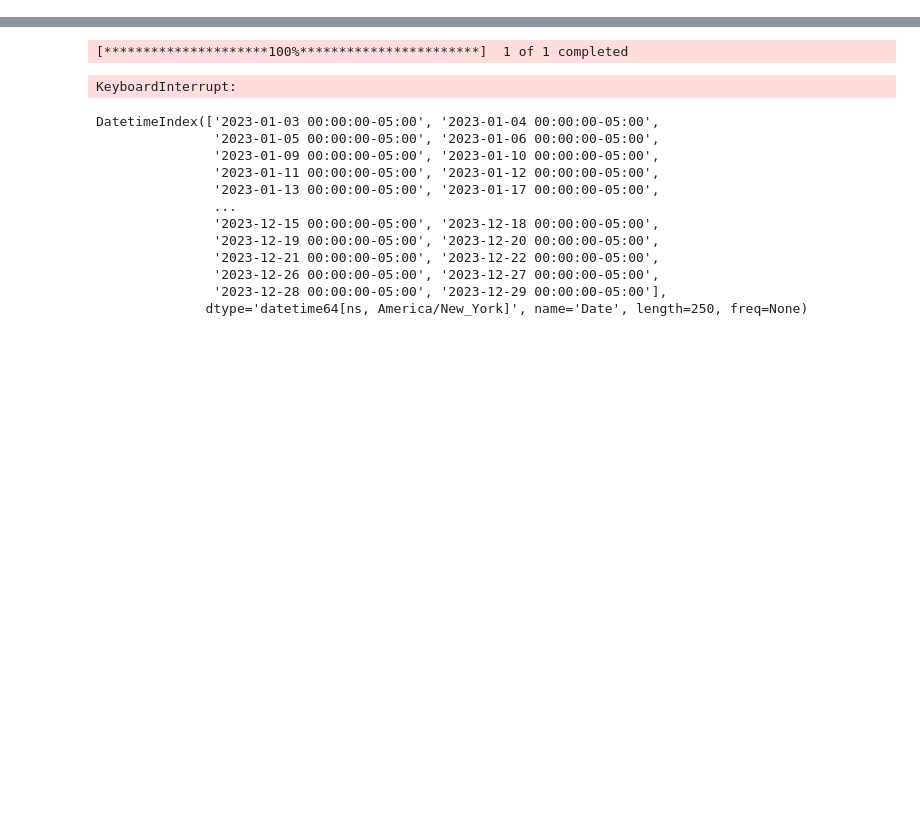
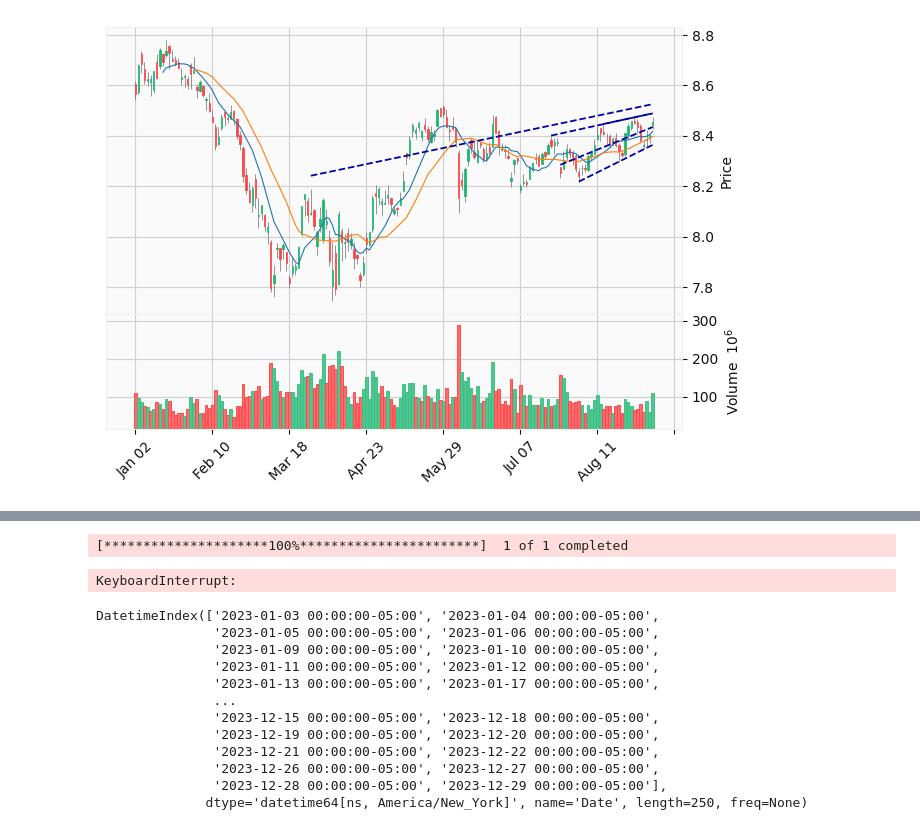
Before and after one commit to jondatan/stock_market, a Jupyter notebook: ploting.ipynb, the cells around one changed output, grey strips where cells are left out. Cells and saved outputs as stored; diff of their text form; code cells hidden in the pictures; blank space fills up the shorter version.

```diff
--- a/ploting.ipynb
+++ b/ploting.ipynb
@@ -47,0 +335,72 @@ data[data.index > '2025-08-01']
+# %%
+# Add MACD as subplot
+date_filter = "2023-01-01"
+
+
+df_data = ddf.to_pandas()
+df_data = df_data.set_index("date")
+df_data["channel_parr_1"] = ddf.select(pl.col("channel_parr_1").struct.field("line"))
+df_data["channel_parr_2"] = ddf.select(pl.col("channel_parr_2").struct.field("line"))
+df_data["channel_parr_3"] = ddf.select(pl.col("channel_parr_3").struct.field("line"))
+df_data["channel_high_1"] = ddf.select(pl.col("channel_high_1").struct.field("line"))
+# df_data["channel_high_1"][df_data.index < datetime(2025,8,18)] = None
+df_data["channel_high_2"] = ddf.select(pl.col("channel_high_2").struct.field("line"))
+df_data["channel_high_3"] = ddf.select(pl.col("channel_high_3").struct.field("line"))
+df_data["channel_low_1"] = ddf.select(pl.col("channel_low_1").struct.field("line"))
+df_data["channel_low_2"] = ddf.select(pl.col("channel_low_2").struct.field("line"))
+df_data["channel_low_3"] = ddf.select(pl.col("channel_low_3").struct.field("line"))
+df_data["idx"] = np.arange(0, df_data.shape[0])
+
+bar_plot = lambda data, color: mpf.make_addplot(data, type="bar", color=color, panel=2)
+extra_plots = [
+    # mpf.make_addplot((chnl["channel_high"]), linestyle="--", color="#111111", panel=0),
+    # mpf.make_addplot((chnl["channel_low"]), linestyle="--", color="#111111", panel=0),
+    mpf.make_addplot(
+        df_data["channel_parr_1"], linestyle="--", color="#0000aa", panel=0
+    ),
+    # mpf.make_addplot(
+    #     df_data["channel_parr_2"], linestyle="--", color="#0000aa", panel=0
+    # ),
+    # mpf.make_addplot(
+    #     df_data["channel_parr_3"], linestyle="--", color="#0000aa", panel=0
+    # ),
+    mpf.make_addplot(
+        df_data["channel_high_1"], linestyle="--", color="#0000aa", panel=0
+    ),
+    # mpf.make_addplot(
+    #     df_data["channel_high_2"], linestyle="--", color="#0000aa", panel=0
+    # ),
+    # mpf.make_addplot(
+    #     df_data["channel_high_3"], linestyle="--", color="#0000aa", panel=0
+    # ),
+    mpf.make_addplot(
+        df_data["channel_low_1"], linestyle="--", color="#0000aa", panel=0
+    ),
+    # mpf.make_addplot(
+    #     df_data["channel_low_2"], linestyle="--", color="#00aaaa", panel=0
+    # ),
+    # mpf.make_addplot(
+    #     df_data["channel_low_3"], linestyle="--", color="#aaaaaa", panel=0
+    # ),
+]
+
+mpf.plot(
+    df_data[df_data.index > date_filter],
+    type="candle",
+    style="yahoo",
+    volume=True,
+    addplot=extra_plots,
+    mav=(10, 20),
+    savefig="stock_chart.svg",
+)
+
+mpf.plot(
+    df_data[df_data.index > date_filter],
+    type="candle",
+    style="yahoo",
+    volume=True,
+    addplot=extra_plots,
+    mav=(10, 20),
+)
+# %% [output]
+[figure, added]
```
Also changed, not shown: parts of 14 cells of this notebook, 1 other file.
